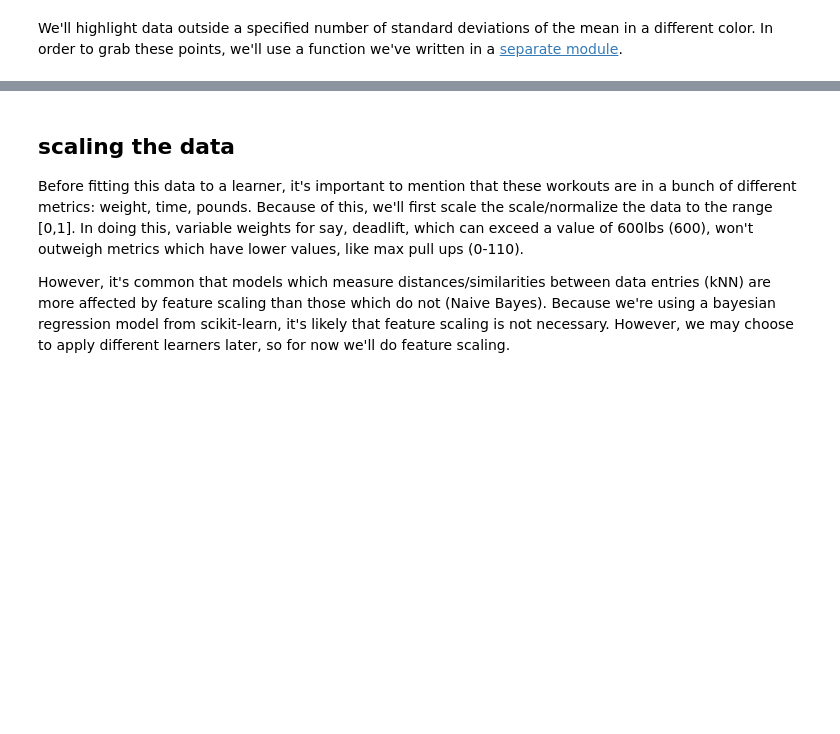
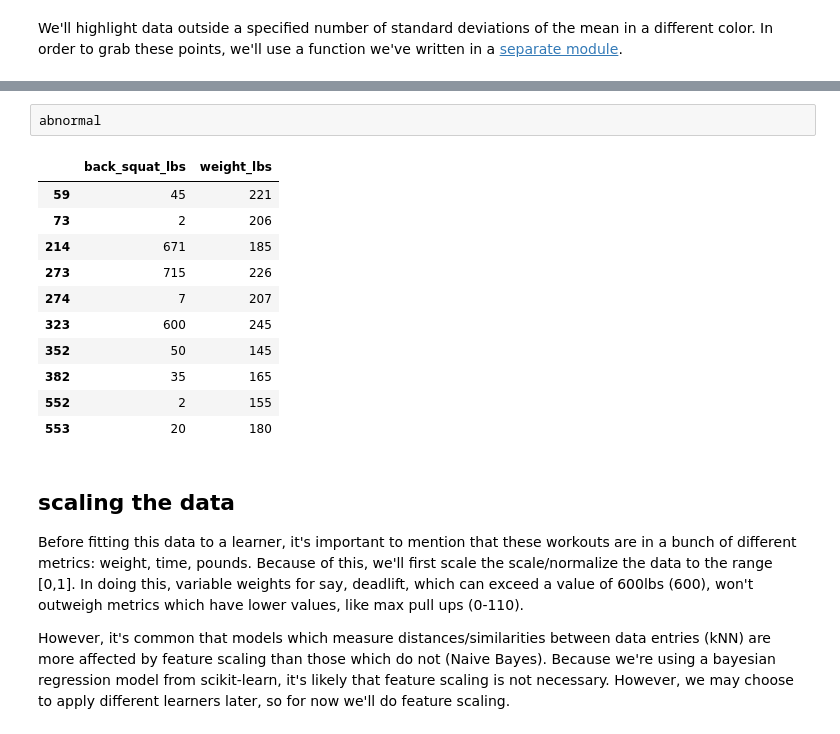
Before and after one commit to zfreedman/crossfit_open_2018, a Jupyter notebook: learning/open_bayesian_regression.ipynb, the cells around one changed output, grey strips where cells are left out. Drawn from its saved outputs; the diff is of its cells as text; blank space fills up the shorter version.

```diff
--- a/learning/open_bayesian_regression.ipynb
+++ b/learning/open_bayesian_regression.ipynb
@@ -329,3 +406,17 @@ separate_outliers(working_std_lim, [1,1,1,1,1,10,1,1,1,1,100])
+# %%
+abnormal
+# %% [output]
+|  | back_squat_lbs | weight_lbs |
+| 59 | 45 | 221 |
+| 73 | 2 | 206 |
+| 214 | 671 | 185 |
+| 273 | 715 | 226 |
+| 274 | 7 | 207 |
+| 323 | 600 | 245 |
+| 352 | 50 | 145 |
+| 382 | 35 | 165 |
+| 552 | 2 | 155 |
+| 553 | 20 | 180 |
 # %% [markdown]
 ## scaling the data
 Before fitting this data to a learner, it's important to mention that these workouts are in a bunch of different metrics: weight, time, pounds. Because of this, we'll first scale the scale/normalize the data to the range [0,1]. In doing this, variable weights for say, deadlift, which can exceed a value of 600lbs (600), won't outweigh metrics which have lower values, like max pull ups (0-110).
```
Also changed, not shown: parts of 4 cells of this notebook, 1 other file.
